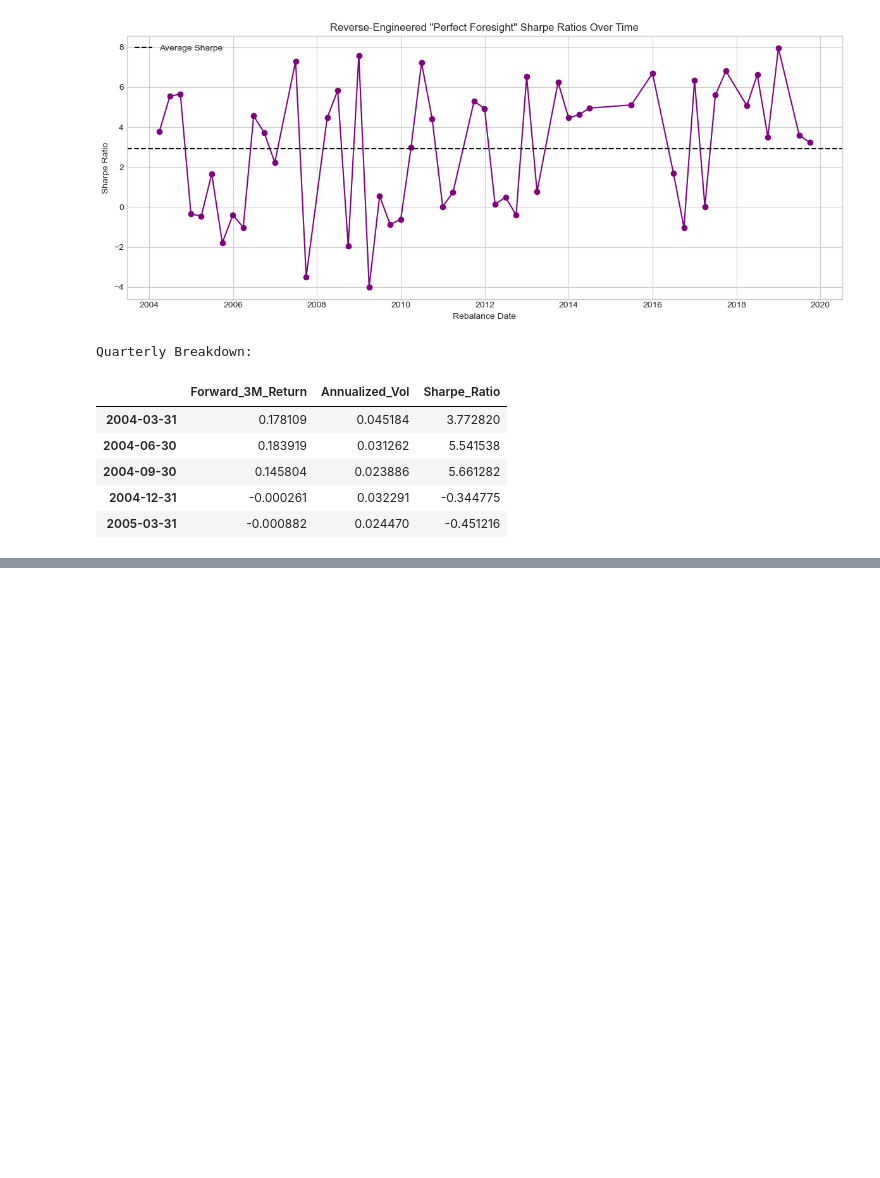
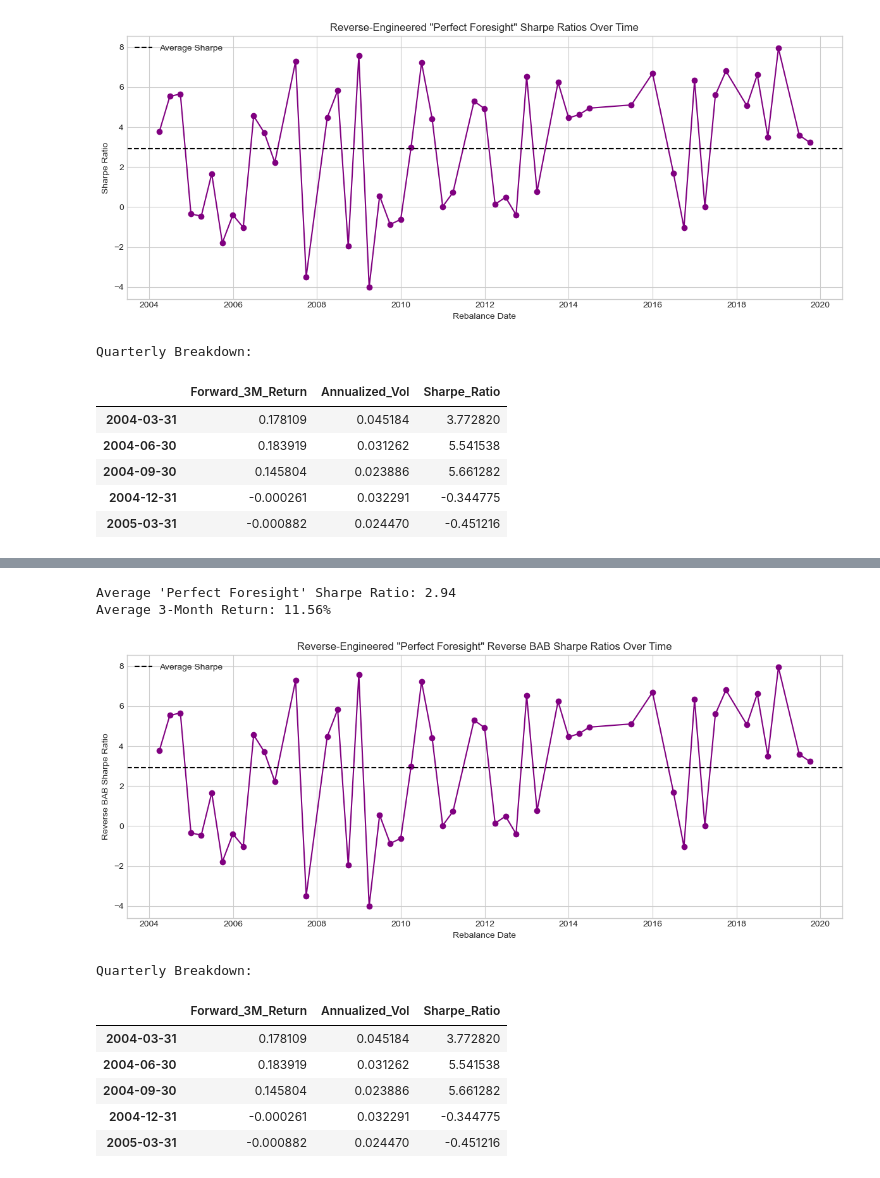
Before and after one commit to Starkl7/Regime-Dependent-Beta-Optimization, a Jupyter notebook: Beta Optimization.ipynb, the cells around one changed output, grey strips where cells are left out. Drawn from its saved outputs; the diff is of its cells as text; code cells hidden in the pictures; blank space fills up the shorter version.

```diff
--- a/Beta Optimization.ipynb
+++ b/Beta Optimization.ipynb
@@ -593,0 +777,78 @@ Quarterly Breakdown:
+# %%
+# Let's reverse engineer Sharpe ratios that we get
+
+# Create a dictionary to store our reverse-engineered metrics
+reverse_bab_realized_metrics = {}
+
+for date_t in df_reverse_bab_target_weights.index:
+    # 1. Get the optimal weights for this specific quarter and drop the NaNs
+    # (NaNs represent stocks that weren't active or valid in this specific quarter)
+    w = df_reverse_bab_target_weights.loc[date_t].dropna()
+    valid_tickers = w.index.tolist()
+
+    # 2. Re-locate the exact forward 3-month window
+    past_dates = returns.index[returns.index <= date_t] # Change 'returns' to 'returns_df' if that's your variable name
+    idx_t = returns.index.get_loc(past_dates[-1])
+
+    # Ensure we don't go out of bounds at the end of the dataset
+    if idx_t + 3 >= len(returns.index):
+        continue
+
+    forward_dates = returns.index[idx_t+1 : idx_t+4]
+
+    # 3. Re-calculate the exact math the optimizer used
+    # Forward cumulative returns
+    forward_returns = (1 + returns.loc[forward_dates, valid_tickers]).prod() - 1
+
+    # Trailing 60m Annualized Covariance
+    cov_matrix = returns.loc[:date_t].tail(60)[valid_tickers].cov() * 12
+
+    # Forward cumulative Risk-Free rate
+    forward_rates = df_rf['DGS10'].reindex(forward_dates, method='ffill')
+    rf_forward = (1 + (forward_rates / 100 / 12)).prod() - 1
+
+    # 4. Calculate the resulting Portfolio Return, Volatility, and Sharpe
+    reverse_bab_port_return = np.dot(w, forward_returns)
+    reverse_bab_port_vol = np.sqrt(np.dot(w.T, np.dot(cov_matrix, w)))
+
+    # The exact Sharpe ratio the optimizer was trying to maximize
+    reverse_bab_sharpe = (reverse_bab_port_return - rf_forward) / (reverse_bab_port_vol + 1e-9)
+
+    reverse_bab_realized_metrics[date_t] = {
+        'Forward_3M_Return': reverse_bab_port_return,
+        'Annualized_Vol': reverse_bab_port_vol,
+        'Sharpe_Ratio': reverse_bab_sharpe
+    }
+
+# Convert to a DataFrame for easy viewing
+df_reverse_bab_sanity_check = pd.DataFrame(realized_metrics).T
+
+# Print the average Sharpe across the whole backtest
+print(f"Average 'Perfect Foresight' Sharpe Ratio: {df_reverse_bab_sanity_check['Sharpe_Ratio'].mean():.2f}")
+print(f"Average 3-Month Return: {df_reverse_bab_sanity_check['Forward_3M_Return'].mean() * 100:.2f}%")
+
+# Let's plot it to see how the optimizer navigated different market regimes!
+plt.figure(figsize=(12, 5))
+plt.plot(df_reverse_bab_sanity_check.index, df_reverse_bab_sanity_check['Sharpe_Ratio'], marker='o', color='purple')
+plt.axhline(df_sanity_check['Sharpe_Ratio'].mean(), color='black', linestyle='--', label='Average Sharpe')
+plt.title('Reverse-Engineered "Perfect Foresight" Reverse BAB Sharpe Ratios Over Time')
+plt.ylabel('Reverse BAB Sharpe Ratio')
+plt.xlabel('Rebalance Date')
+plt.legend()
+plt.tight_layout()
+plt.show()
+
+# Display the first few rows
+print("\nQuarterly Breakdown:")
+display(df_reverse_bab_sanity_check.head())
+# %% [output]
+Average 'Perfect Foresight' Sharpe Ratio: 2.94
+Average 3-Month Return: 11.56%
+[figure, added]
+Quarterly Breakdown:
+|  | Forward_3M_Return | Annualized_Vol | Sharpe_Ratio |
+| 2004-03-31 | 0.178109 | 0.045184 | 3.772820 |
+| 2004-06-30 | 0.183919 | 0.031262 | 5.541538 |
+| 2004-09-30 | 0.145804 | 0.023886 | 5.661282 |
+| 2004-12-31 | -0.000261 | 0.032291 | -0.344775 |
+| 2005-03-31 | -0.000882 | 0.024470 | -0.451216 |
```
Also changed, not shown: parts of 3 cells of this notebook.
